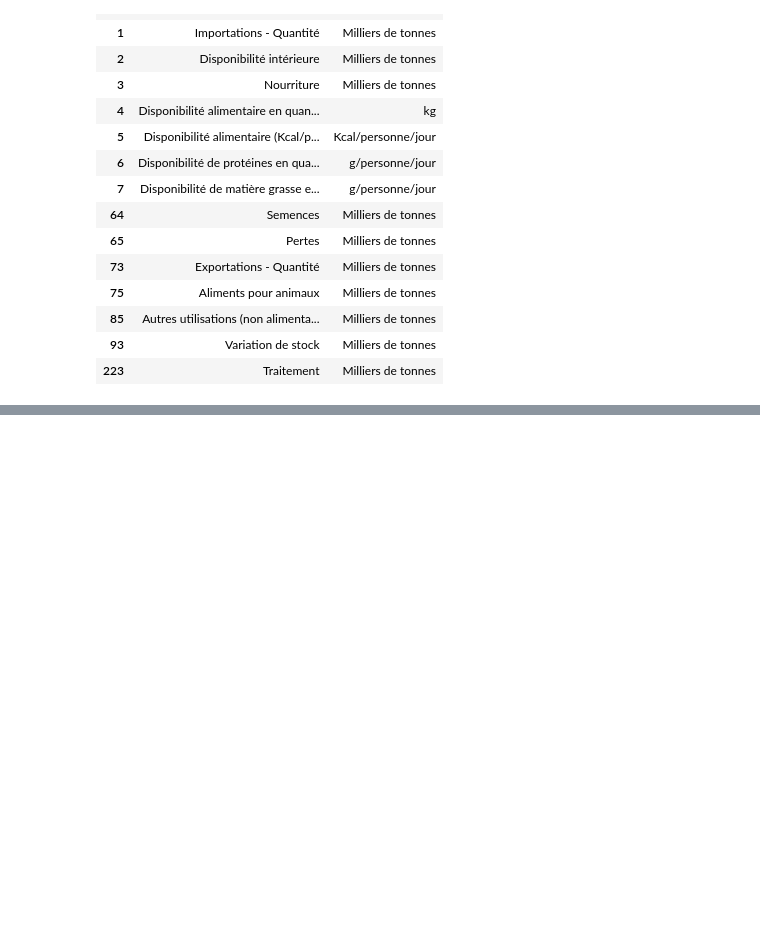
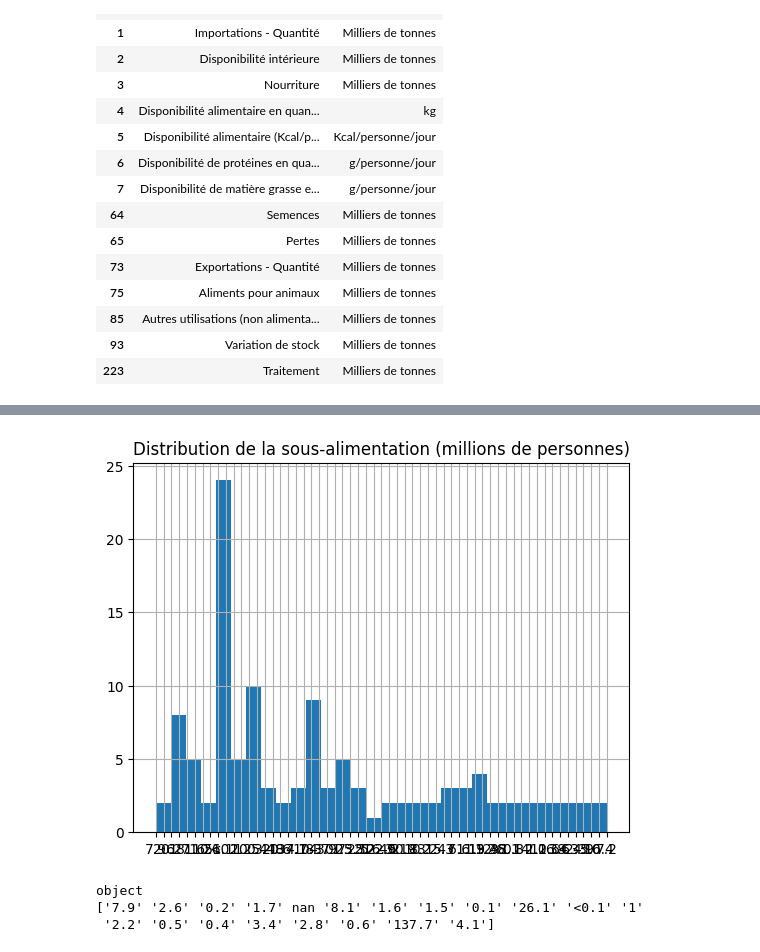
Before and after one commit to nassorabd/mission-fao-malnutrition, a Jupyter notebook: mission_fao.ipynb, the cells around one changed output, grey strips where cells are left out. Drawn from its saved outputs; the diff is of its cells as text; code cells hidden in the pictures; blank space fills up the shorter version.

Commit message:
Jour 3 - EDA et analyses de correlation (kcal vs sous-alimentation, cereales vs sous-alimentation)

```diff
--- a/mission_fao.ipynb
+++ b/mission_fao.ipynb
@@ -97,0 +106,5 @@ anim[["Élément", "Unité"]].drop_duplicates()
+# %%
+# 5. Simplifier population et sous-alimentation
+popu_simple = popu[["Zone", "Année", "Valeur"]].rename(columns={"Valeur": "population"})
+sous_simple = sous_alim[["Zone", "Année", "Valeur"]].rename(columns={"Valeur": "sous_alimentation"})
+sous_2013 = sous_simple[sous_simple["Année"] == "2012-2014"].drop(columns=["Année"])
@@ -97,0 +143,15 @@ anim[["Élément", "Unité"]].drop_duplicates()
+# %%
+# 1. Recharger cer proprement et corriger Chine specifiquement pour ce fichier
+cer = pd.read_csv("fr_cereales.csv")
+cer["Zone"] = cer["Zone"].replace({"Chine, continentale": "Chine"})
+
+# 2. RECALCULER cer_total a partir du cer corrige
+cer_total = cer.groupby(["Zone", "Année"])["Valeur"].sum().reset_index().rename(columns={"Valeur": "production_cereales"})
+
+# 3. REFAIRE la jointure complete depuis le debut
+dataset = popu_simple.drop(columns=["Année"]).merge(anim_kcal_total.drop(columns=["Année"]), on="Zone", how="left")
+dataset = dataset.merge(vege_kcal_total.drop(columns=["Année"]), on="Zone", how="left")
+dataset = dataset.merge(cer_total.drop(columns=["Année"]), on="Zone", how="left")
+dataset = dataset.merge(sous_2013, on="Zone", how="left")
+
+print(dataset[dataset["Zone"] == "Chine"])
@@ -97,0 +183,9 @@ anim[["Élément", "Unité"]].drop_duplicates()
+# %%
+popu_simple["population"] = popu_simple["population"] * 1000
+# %%
+dataset = popu_simple.drop(columns=["Année"]).merge(anim_kcal_total.drop(columns=["Année"]), on="Zone", how="left")
+dataset = dataset.merge(vege_kcal_total.drop(columns=["Année"]), on="Zone", how="left")
+dataset = dataset.merge(cer_total.drop(columns=["Année"]), on="Zone", how="left")
+dataset = dataset.merge(sous_2013, on="Zone", how="left")
+
+print(dataset[dataset["Zone"] == "Chine"])
@@ -97,0 +210,14 @@ anim[["Élément", "Unité"]].drop_duplicates()
+# %%
+import matplotlib.pyplot as plt
+dataset["sous_alimentation"].hist(bins=30)
+plt.title("Distribution de la sous-alimentation (millions de personnes)")
+plt.show()
+# %% [output]
+[figure, added]
+# %%
+print(dataset["sous_alimentation"].dtype)
+print(dataset["sous_alimentation"].unique()[:20])
+# %% [output]
+object
+['7.9' '2.6' '0.2' '1.7' nan '8.1' '1.6' '1.5' '0.1' '26.1' '<0.1' '1'
+ '2.2' '0.5' '0.4' '3.4' '2.8' '0.6' '137.7' '4.1']
```
Also changed, not shown: parts of 22 cells of this notebook.
